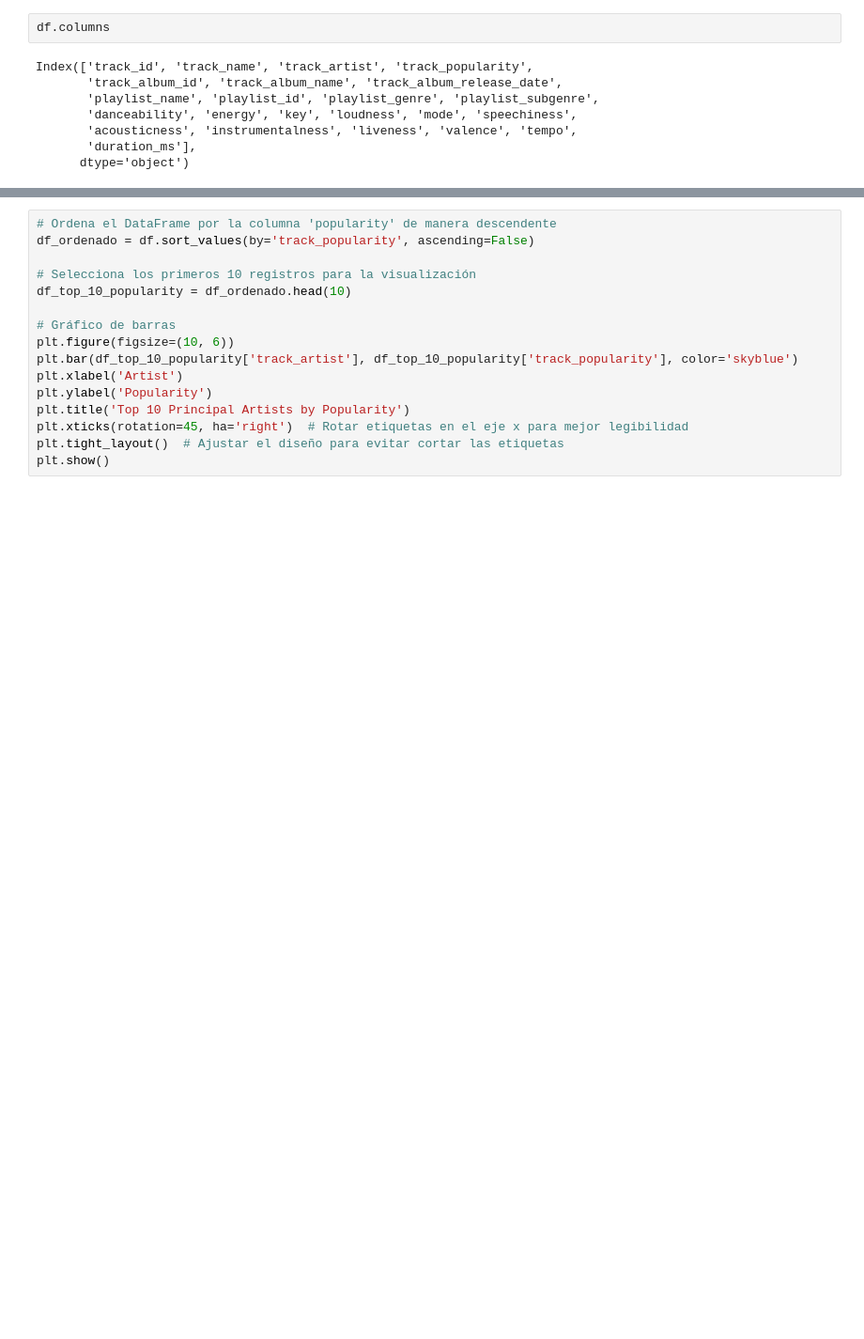
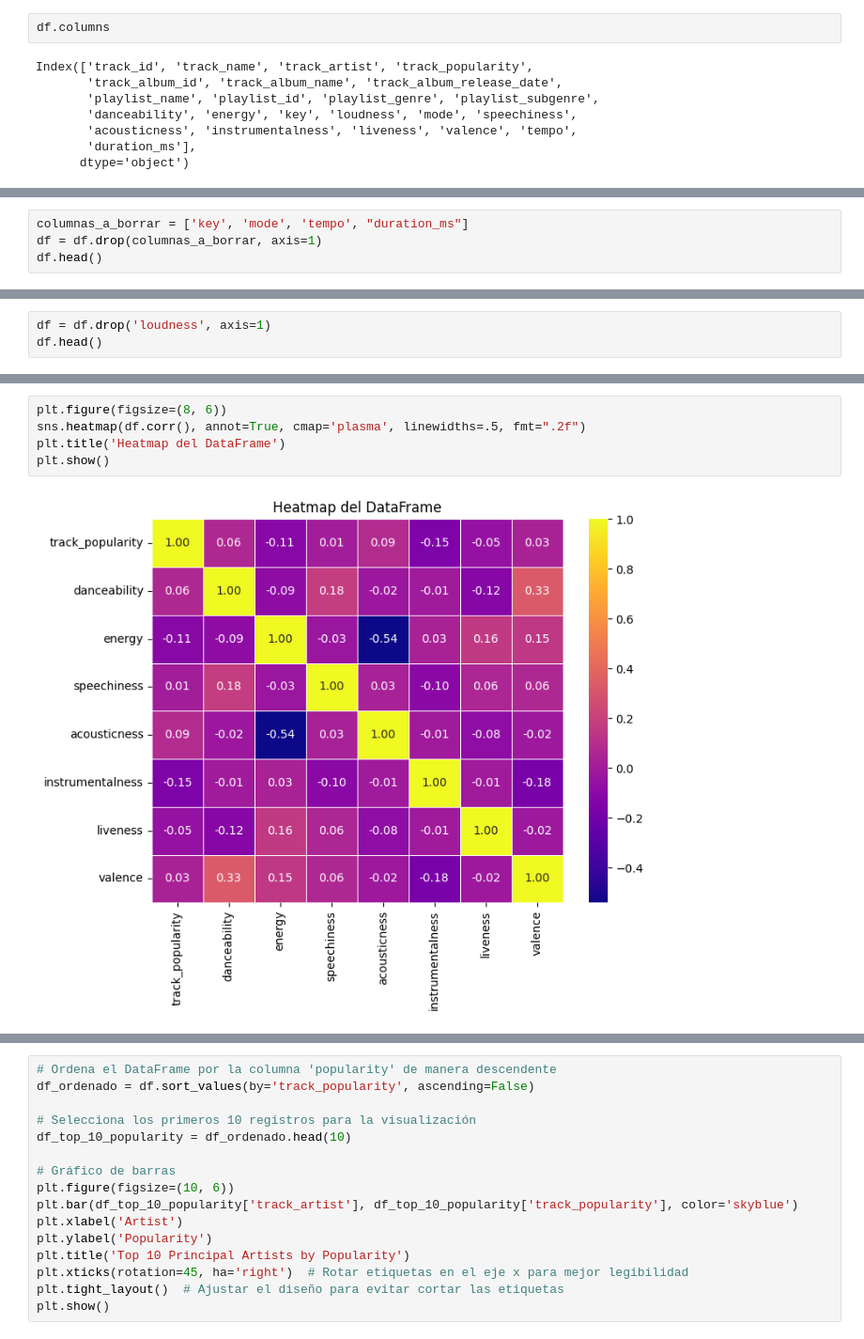
Before and after one commit to tomuzca/CLN, a Jupyter notebook: 30k.ipynb, the cells around one changed output, grey strips where cells are left out. Shown: that part at 94% size. Cells and saved outputs as stored; diff of their text form; blank space fills up the shorter version.

```diff
--- a/30k.ipynb
+++ b/30k.ipynb
@@ -45,0 +57,4 @@ df = df.drop_duplicates(subset=['track_id'])
+# %%
+columnas_a_borrar = ['key', 'mode', 'tempo', "duration_ms"]
+df = df.drop(columnas_a_borrar, axis=1)
+df.head()
@@ -45,0 +68,3 @@ df = df.drop_duplicates(subset=['track_id'])
+# %%
+df = df.drop('loudness', axis=1)
+df.head()
@@ -45,0 +78,7 @@ df = df.drop_duplicates(subset=['track_id'])
+# %%
+plt.figure(figsize=(8, 6))
+sns.heatmap(df.corr(), annot=True, cmap='plasma', linewidths=.5, fmt=".2f")
+plt.title('Heatmap del DataFrame')
+plt.show()
+# %% [output]
+[figure, added]
```
Also changed, not shown: parts of 11 cells of this notebook.
